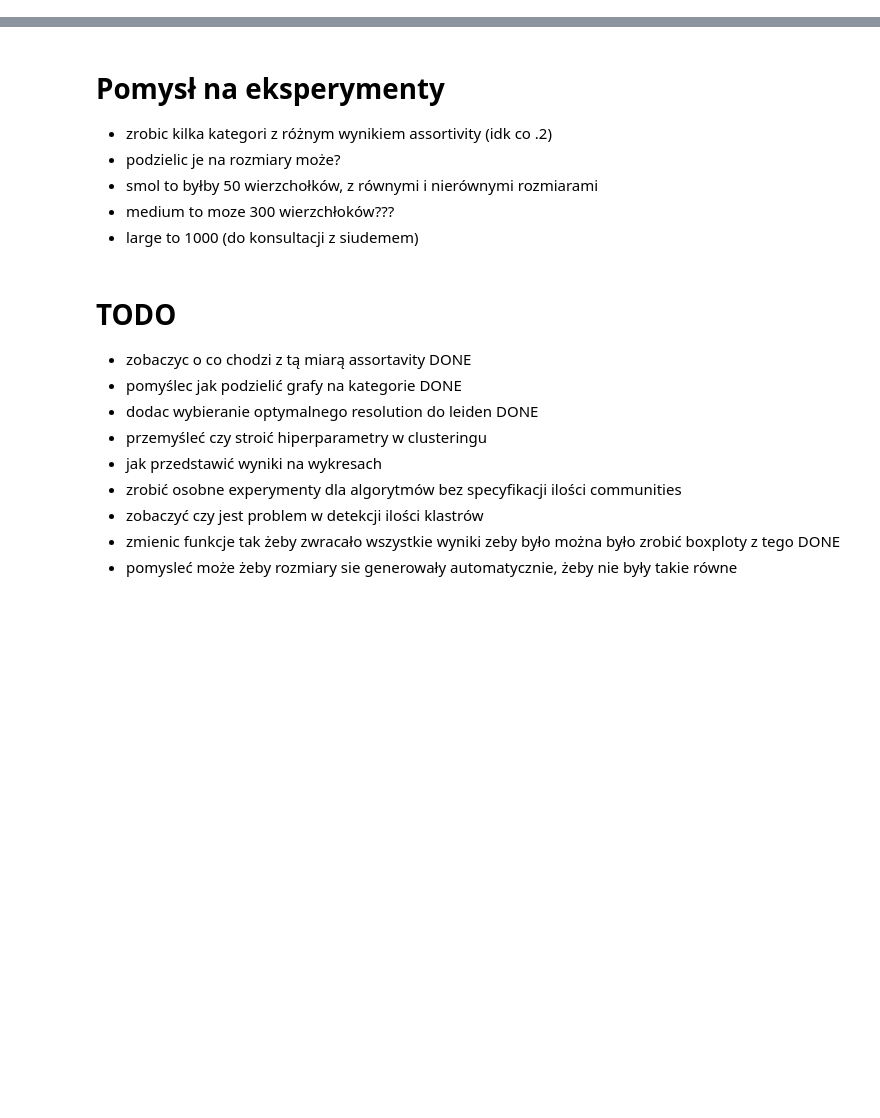
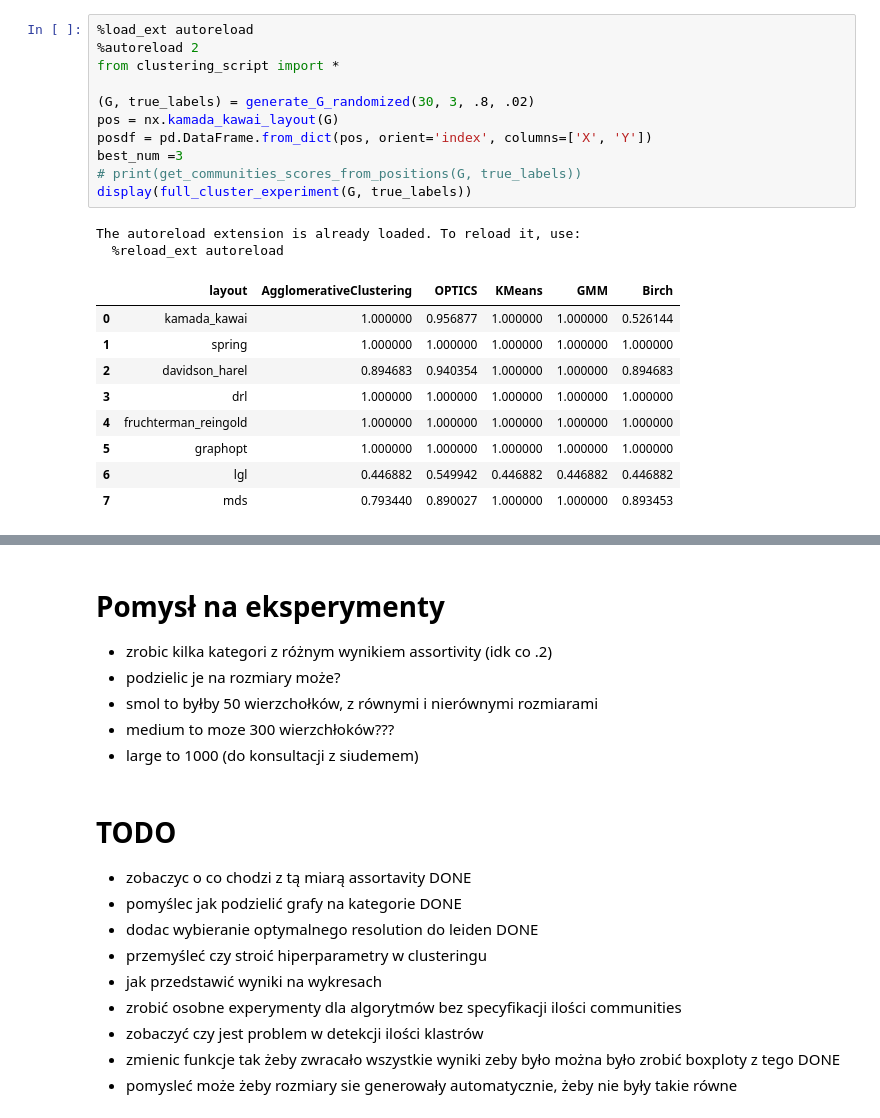
Before and after one commit to ARUMHC/Geometric-Properties-of-Graph-Visualization-Methods, a Jupyter notebook: code/FORMAL_clustering_notebook.ipynb, the cells around one changed output, grey strips where cells are left out. Drawn from its saved outputs; the diff is of its cells as text; blank space fills up the shorter version.

```diff
--- a/code/FORMAL_clustering_notebook.ipynb
+++ b/code/FORMAL_clustering_notebook.ipynb
@@ -0,0 +39,23 @@
+# %%
+%load_ext autoreload
+%autoreload 2
+from clustering_script import *
+
+(G, true_labels) = generate_G_randomized(30, 3, .8, .02)
+pos = nx.kamada_kawai_layout(G)
+posdf = pd.DataFrame.from_dict(pos, orient='index', columns=['X', 'Y'])
+best_num =3
+# print(get_communities_scores_from_positions(G, true_labels))
+display(full_cluster_experiment(G, true_labels))
+# %% [output]
+The autoreload extension is already loaded. To reload it, use:
+  %reload_ext autoreload
+|  | layout | AgglomerativeClustering | OPTICS | KMeans | GMM | Birch |
+| 0 | kamada_kawai | 1.000000 | 0.956877 | 1.000000 | 1.000000 | 0.526144 |
+| 1 | spring | 1.000000 | 1.000000 | 1.000000 | 1.000000 | 1.000000 |
+| 2 | davidson_harel | 0.894683 | 0.940354 | 1.000000 | 1.000000 | 0.894683 |
+| 3 | drl | 1.000000 | 1.000000 | 1.000000 | 1.000000 | 1.000000 |
+| 4 | fruchterman_reingold | 1.000000 | 1.000000 | 1.000000 | 1.000000 | 1.000000 |
+| 5 | graphopt | 1.000000 | 1.000000 | 1.000000 | 1.000000 | 1.000000 |
+| 6 | lgl | 0.446882 | 0.549942 | 0.446882 | 0.446882 | 0.446882 |
+| 7 | mds | 0.793440 | 0.890027 | 1.000000 | 1.000000 | 0.893453 |
```
Also changed, not shown: parts of 11 cells of this notebook, 2 other files.
